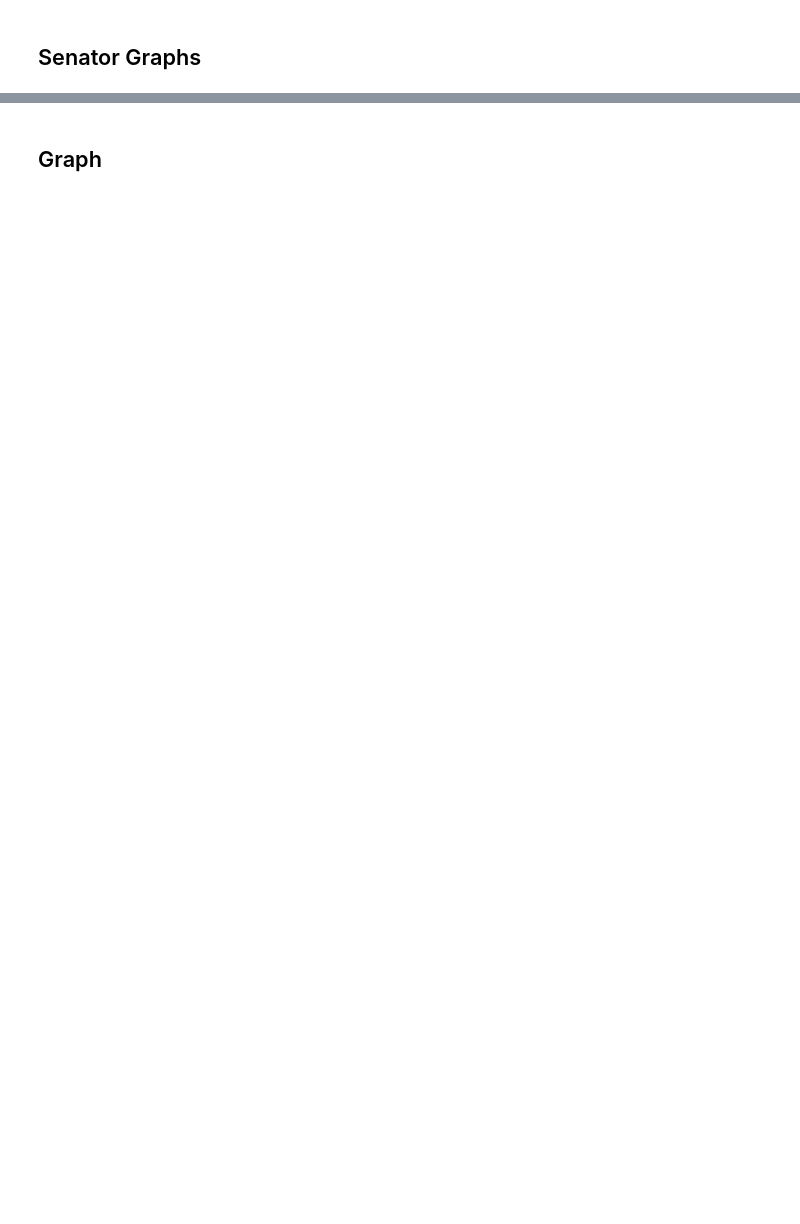
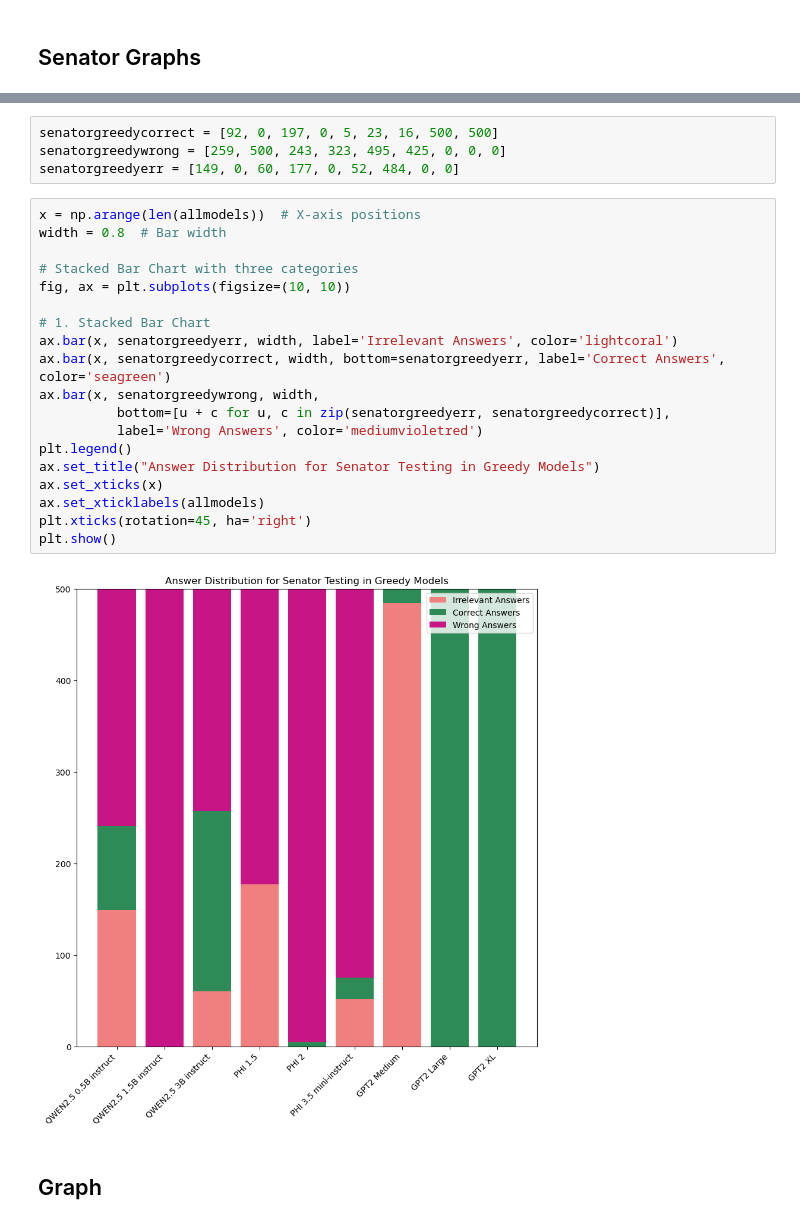
Before and after one commit to czcz7/COMP767_FP, a Jupyter notebook: TestRun.ipynb, the cells around one changed output, grey strips where cells are left out. Cells and saved outputs as stored; diff of their text form; blank space fills up the shorter version.

```diff
--- a/TestRun.ipynb
+++ b/TestRun.ipynb
@@ -251,3 +339,28 @@ analyze_sena(file_path_senators)
+# %%
+senatorgreedycorrect = [92, 0, 197, 0, 5, 23, 16, 500, 500]
+senatorgreedywrong = [259, 500, 243, 323, 495, 425, 0, 0, 0]
+senatorgreedyerr = [149, 0, 60, 177, 0, 52, 484, 0, 0]
+# %%
+x = np.arange(len(allmodels))  # X-axis positions
+width = 0.8  # Bar width
+
+# Stacked Bar Chart with three categories
+fig, ax = plt.subplots(figsize=(10, 10))
+
+# 1. Stacked Bar Chart
+ax.bar(x, senatorgreedyerr, width, label='Irrelevant Answers', color='lightcoral')
+ax.bar(x, senatorgreedycorrect, width, bottom=senatorgreedyerr, label='Correct Answers', color='seagreen')
+ax.bar(x, senatorgreedywrong, width,
+          bottom=[u + c for u, c in zip(senatorgreedyerr, senatorgreedycorrect)],
+          label='Wrong Answers', color='mediumvioletred')
+plt.legend()
+ax.set_title("Answer Distribution for Senator Testing in Greedy Models")
+ax.set_xticks(x)
+ax.set_xticklabels(allmodels)
+plt.xticks(rotation=45, ha='right')
+plt.show()
+# %% [output]
+[figure, added]
 # %% [markdown]
 ## Graph
 # %%
```
Also changed, not shown: parts of 38 cells of this notebook, 1 other file.
